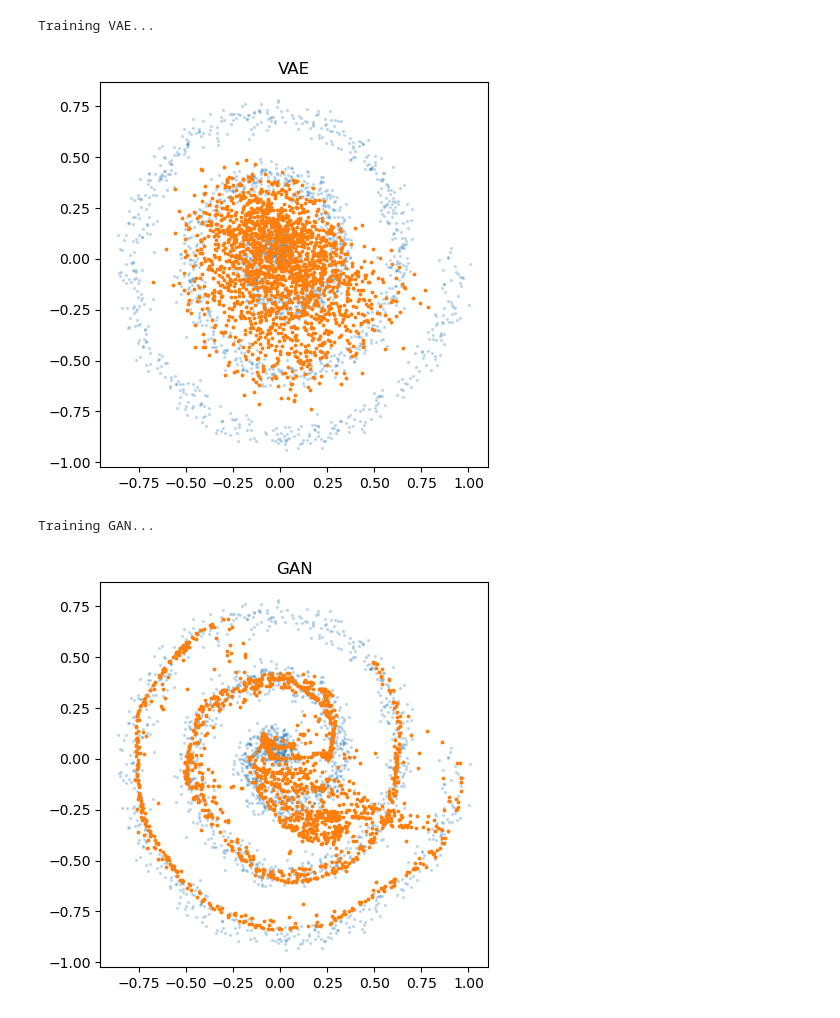
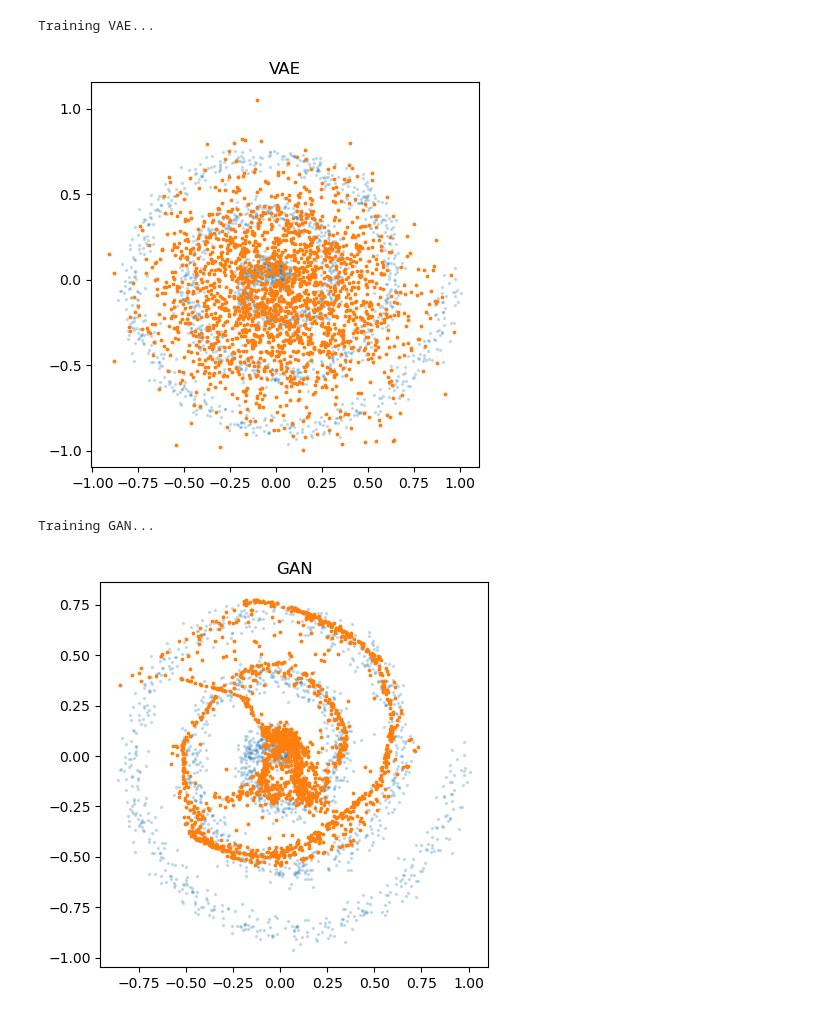
Before and after one commit to arshdeep-usc/ee660-project, a Jupyter notebook: final.ipynb, the cells around one changed output. Saved outputs shown, nothing was run; the diff lists cells and outputs as text; code cells hidden in the pictures.

```diff
--- a/final.ipynb
+++ b/final.ipynb
@@ -133,8 +133,8 @@ class VAE(nn.Module):
 
     @torch.no_grad()
     def sample(self, n=2000, device="cpu"):
-        z = torch.randn(n, 2, device=device)
-        h = self.dec_in(z)
+        z_ = torch.randn(n, self.fc_mu.out_features, device=device)
+        h = self.dec_in(z_)
         return self.decoder(h).cpu().numpy()
 
 # ---------- Loss Function ----------
@@ -159,6 +159,8 @@ class ResBlock(nn.Module):
 class Generator(nn.Module):
     def __init__(self, z=2, h=128, d=2, n_res=2):
         super().__init__()
+        self.z_dim = z
+
         self.input = nn.Sequential(
             nn.Linear(z, h),
             nn.ReLU(),
@@ -202,7 +204,7 @@ def train_vae(loader, X, epochs=1500):
     print("\nTraining VAE...")
 
     # Initialize model and optimizer
-    vae = VAE(d=2, h=256, z=2, n_res=3).to(device)
+    vae = VAE(d=2, h=128, z=24, n_res=3).to(device)
     opt = optim.Adam(vae.parameters(), lr=1e-3)
 
     for _ in tqdm(range(epochs), desc="Epochs"):
@@ -283,9 +285,9 @@ Training GAN...
 # %%
-train_vae(spiral_loader, X_spiral, epochs=3000)
-train_gan(spiral_loader, X_spiral, epochs=3000)
+train_vae(spiral_loader, X_spiral, epochs=15)
+train_gan(spiral_loader, X_spiral, epochs=1500)
 # %% [output]
 Training VAE...
-[figure, old version]
+[figure, new version]
 Training GAN...
-[figure, old version]
+[figure, new version]
 # %%
```
Also changed, not shown: parts of 3 cells of this notebook.
